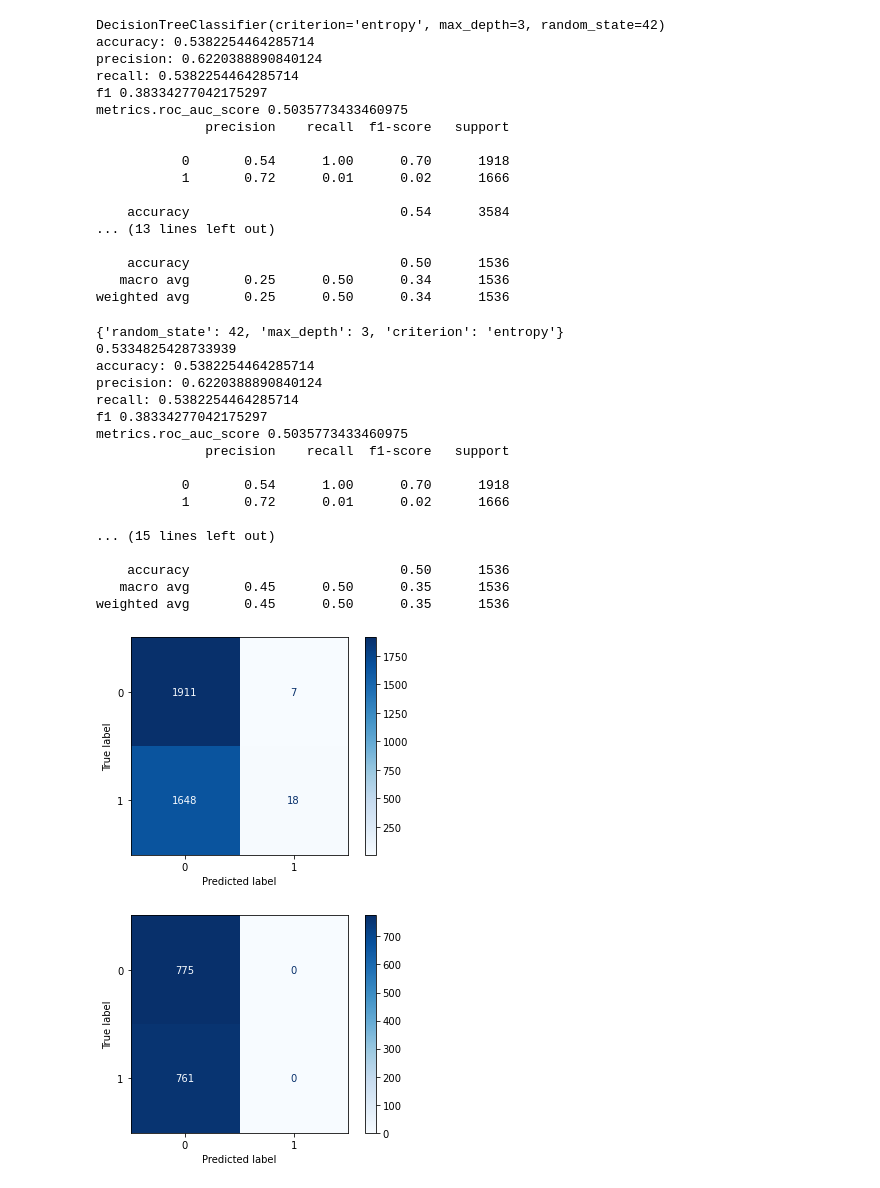
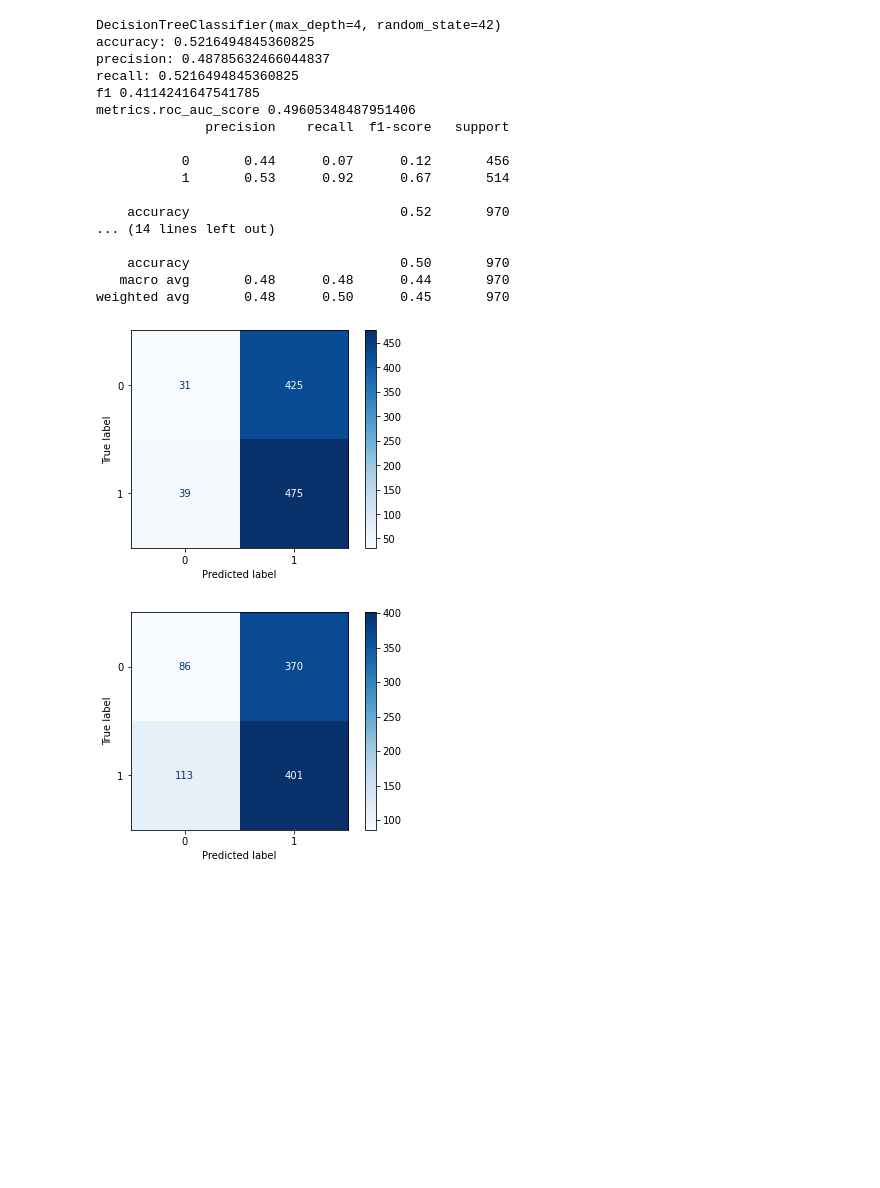
Before and after one commit to yuanxing-y/cs3244-project, a Jupyter notebook: DT2.ipynb, the cells around one changed output. Saved outputs shown, nothing was run; the diff lists cells and outputs as text; code cells hidden in the pictures; blank space fills up the shorter version.

```diff
--- a/DT2.ipynb
+++ b/DT2.ipynb
@@ -98,7 +98,16 @@ def evaluate_model(model, test, label_test):
     classification = classification_report(label_test, predicted)
     print(classification)
 # %%
-train = pd.read_csv('../data_preprocess_v2/train_df_day_5_1.csv')
-test = pd.read_csv('../data_preprocess_v2/test_df_day_5_1.csv')
+train_data = pd.read_csv('./data_preprocess_v2/v2_train_df_day_5_1.csv')
+test_data = pd.read_csv('./data_preprocess_v2/v2_test_df_day_5_1.csv')
 # %%
-train.head()
+ss = MinMaxScaler()
+train_mov = train_data["movement"]
+test_mov = test_data["movement"]
+col_name = train_data.drop(["movement"],1).columns
+train_data = pd.DataFrame(ss.fit_transform(train_data.drop(["movement"],1)))
+test_data = pd.DataFrame(ss.fit_transform(test_data.drop(["movement"],1)))
+train_data.columns = col_name
+test_data.columns = col_name
+train_data["movement"] = train_mov
+test_data["movement"] = test_mov
@@ -112,6 +114,6 @@ train.head()
 # %%
-label_train = train["movement"].astype(int)
-train = train.drop(["Close (t)","movement"],1)
-label_test = test["movement"].astype(int)
-test = test.drop(["Close (t)","movement"],1)
+label_train = train_data["movement"].astype(int)
+train = train_data.drop(["Close (t)","movement"],1)
+label_test = test_data["movement"].astype(int)
+test = test_data.drop(["Close (t)","movement"],1)
 # %%
@@ -185,42 +151,25 @@ KeyboardInterrupt:
 # %%
-dt_g_train = decisiontree(train, label_train, test, label_test)
+#dt_g_train = decisiontree(train, label_train, test, label_test)
 dt_g_test = decisiontree(train, label_train, test, label_test, evaluate = 's')
-dt_r_train = decisiontree(train, label_train, test, label_test, search = 'r')
+#dt_r_train = decisiontree(train, label_train, test, label_test, search = 'r')
 dt_r_test = decisiontree(train, label_train, test, label_test, evaluate = 's', search = 'r')
 # %% [output]
-DecisionTreeClassifier(criterion='entropy', max_depth=3, random_state=42)
-accuracy: 0.5382254464285714
-precision: 0.6220388890840124
-recall: 0.5382254464285714
-f1 0.38334277042175297
-metrics.roc_auc_score 0.5035773433460975
+DecisionTreeClassifier(max_depth=4, random_state=42)
+accuracy: 0.5216494845360825
+precision: 0.48785632466044837
+recall: 0.5216494845360825
+f1 0.4114241647541785
+metrics.roc_auc_score 0.49605348487951406
               precision    recall  f1-score   support
 
-           0       0.54      1.00      0.70      1918
-           1       0.72      0.01      0.02      1666
+           0       0.44      0.07      0.12       456
+           1       0.53      0.92      0.67       514
 
-    accuracy                           0.54      3584
-... (13 lines left out)
+    accuracy                           0.52       970
+... (14 lines left out)
 
-    accuracy                           0.50      1536
-   macro avg       0.25      0.50      0.34      1536
-weighted avg       0.25      0.50      0.34      1536
+    accuracy                           0.50       970
+   macro avg       0.48      0.48      0.44       970
+weighted avg       0.48      0.50      0.45       970
-{'random_state': 42, 'max_depth': 3, 'criterion': 'entropy'}
-0.5334825428733939
-accuracy: 0.5382254464285714
-precision: 0.6220388890840124
-recall: 0.5382254464285714
-f1 0.38334277042175297
-metrics.roc_auc_score 0.5035773433460975
-              precision    recall  f1-score   support
-
-           0       0.54      1.00      0.70      1918
-           1       0.72      0.01      0.02      1666
-
-... (15 lines left out)
-
-    accuracy                           0.50      1536
-   macro avg       0.45      0.50      0.35      1536
-weighted avg       0.45      0.50      0.35      1536
-[figure, old version]
+[figure, new version]
-[figure, old version]
+[figure, new version]
```
Also changed, not shown: parts of 5 cells of this notebook, 6 other files.
